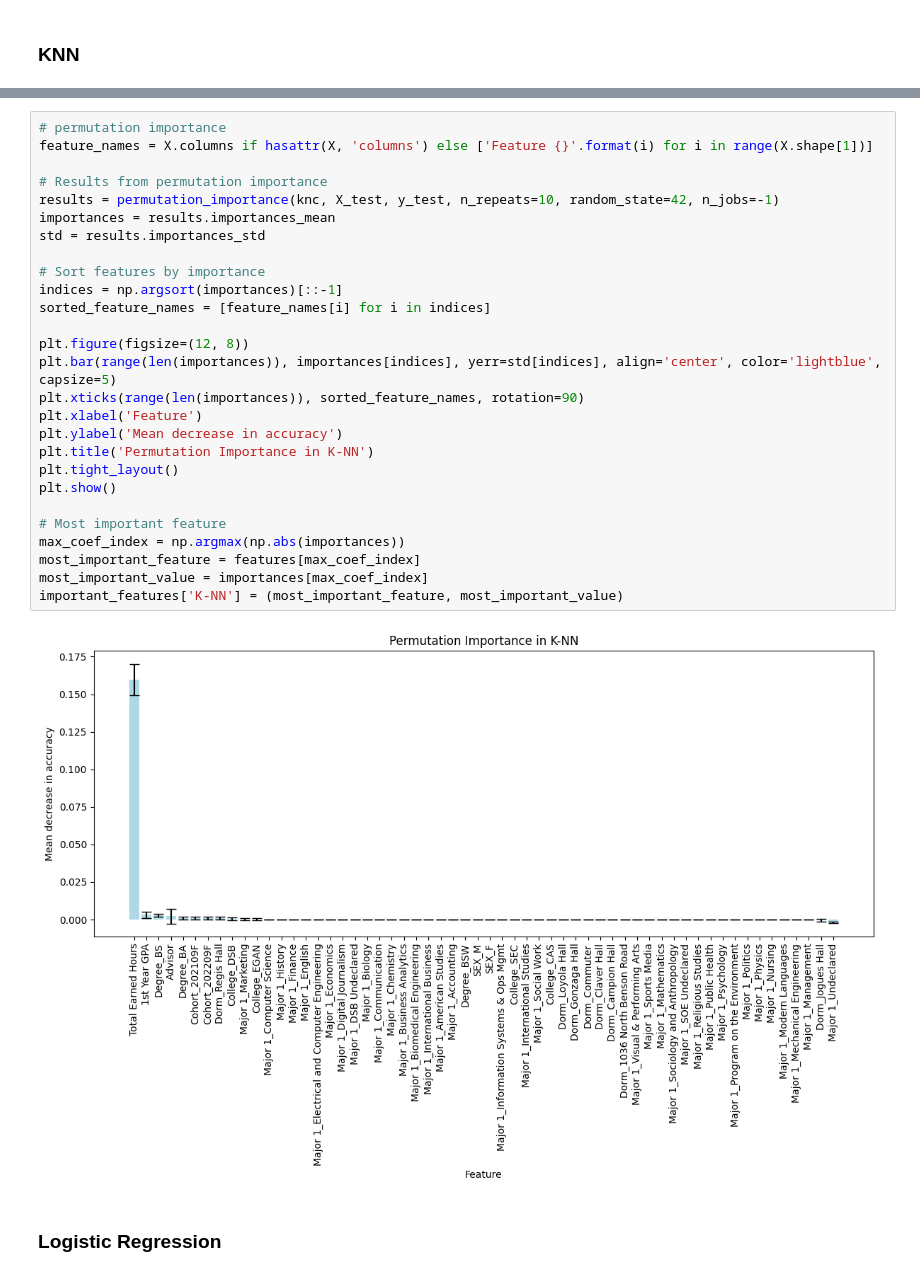
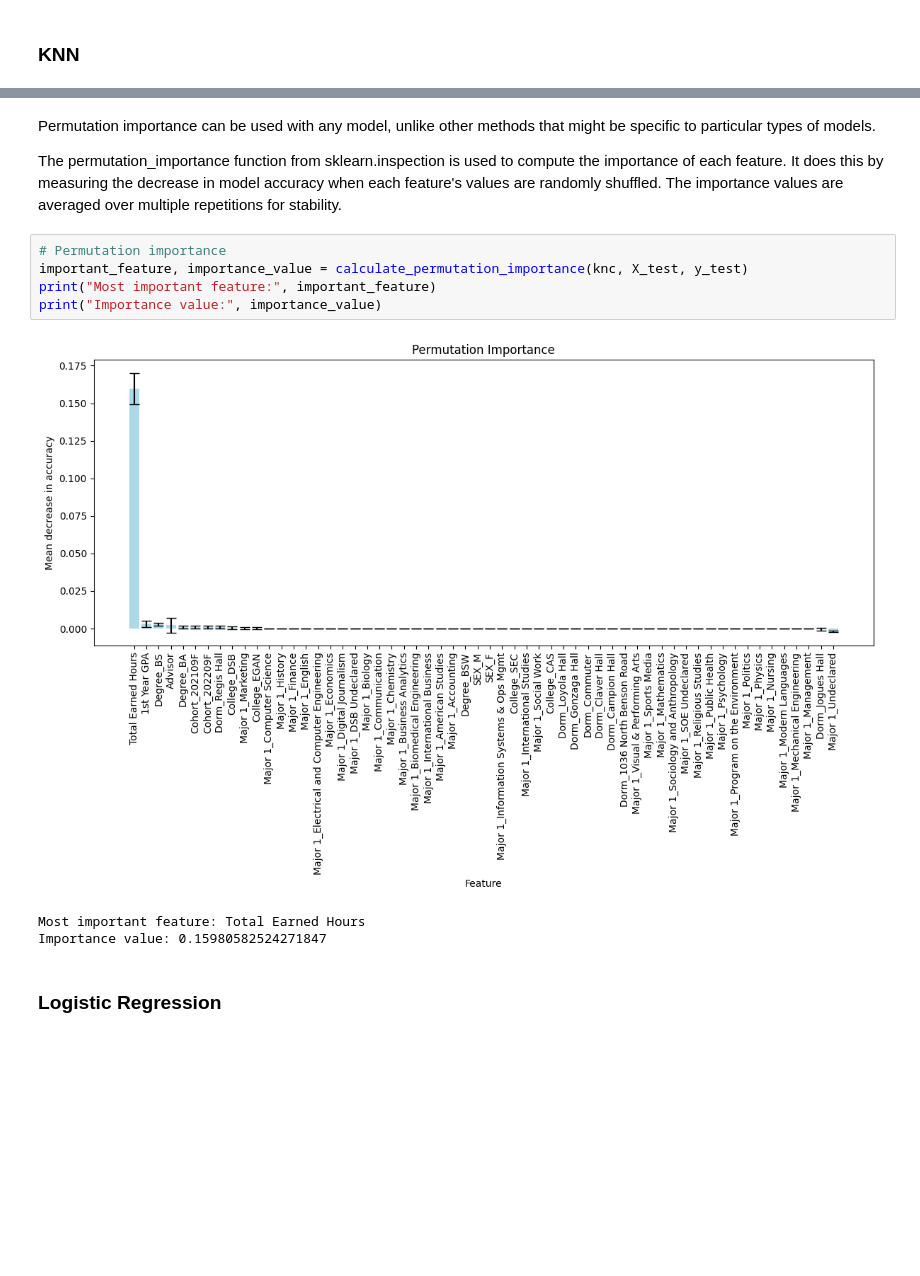
Before and after one commit to kflemming30/Student-Drop-Out-Prediction, a Jupyter notebook: DropOutAnalysis.ipynb, the cells around one changed output, grey strips where cells are left out. Drawn from its saved outputs; the diff is of its cells as text; blank space fills up the shorter version.

Commit message:
important_features_permutation

```diff
--- a/DropOutAnalysis.ipynb
+++ b/DropOutAnalysis.ipynb
@@ -448,32 +496,16 @@ summary
+# %% [markdown]
+Permutation importance can be used with any model, unlike other methods that might be specific to particular types of models.
+
+The permutation_importance function from sklearn.inspection is used to compute the importance of each feature. It does this by measuring the decrease in model accuracy when each feature's values are randomly shuffled. The importance values are averaged over multiple repetitions for stability.
 # %%
-# permutation importance
-feature_names = X.columns if hasattr(X, 'columns') else ['Feature {}'.format(i) for i in range(X.shape[1])]
-
-# Results from permutation importance
-results = permutation_importance(knc, X_test, y_test, n_repeats=10, random_state=42, n_jobs=-1)
-importances = results.importances_mean
-std = results.importances_std
-
-# Sort features by importance
-indices = np.argsort(importances)[::-1]
-sorted_feature_names = [feature_names[i] for i in indices]
-
-plt.figure(figsize=(12, 8))
-plt.bar(range(len(importances)), importances[indices], yerr=std[indices], align='center', color='lightblue', capsize=5)
-plt.xticks(range(len(importances)), sorted_feature_names, rotation=90)
-plt.xlabel('Feature')
-plt.ylabel('Mean decrease in accuracy')
-plt.title('Permutation Importance in K-NN')
-plt.tight_layout()
-plt.show()
-
-# Most important feature
-max_coef_index = np.argmax(np.abs(importances))
-most_important_feature = features[max_coef_index]
-most_important_value = importances[max_coef_index]
-important_features['K-NN'] = (most_important_feature, most_important_value)
+# Permutation importance
+important_feature, importance_value = calculate_permutation_importance(knc, X_test, y_test)
+print("Most important feature:", important_feature)
+print("Importance value:", importance_value)
 # %% [output]
-[figure, old version]
+[figure, new version]
+Most important feature: Total Earned Hours
+Importance value: 0.15980582524271847
 # %% [markdown]
 ### Logistic Regression
 # %%
```
Also changed, not shown: parts of 28 cells of this notebook.
